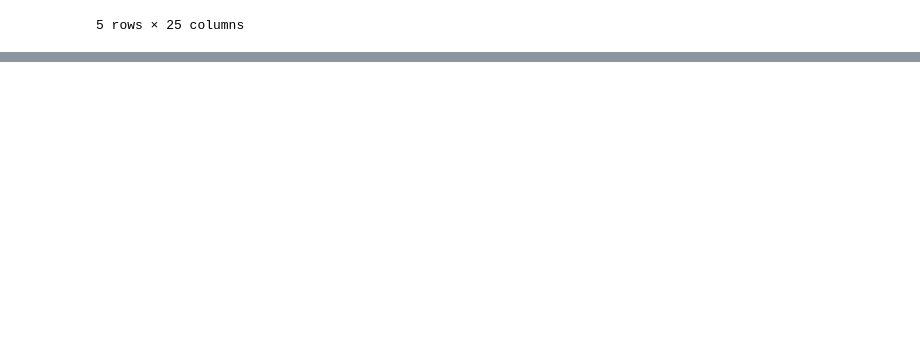
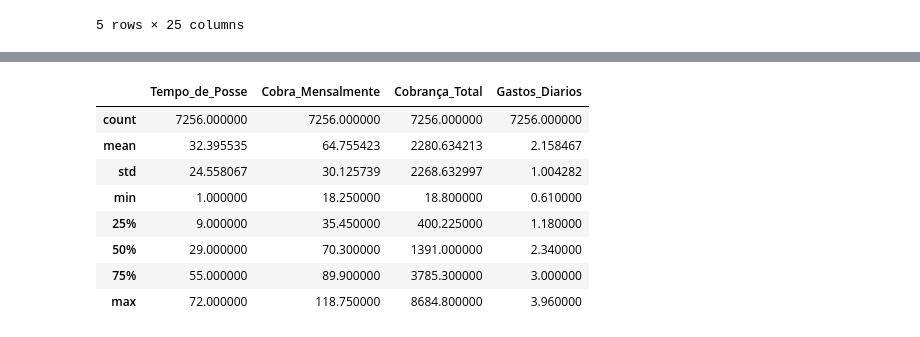
Before and after one commit to lalianza/portfolio, a Jupyter notebook: alura-desafio.ipynb, the cells around one changed output, grey strips where cells are left out. Cells and saved outputs as stored; diff of their text form; code cells hidden in the pictures; blank space fills up the shorter version.

```diff
--- a/alura-desafio.ipynb
+++ b/alura-desafio.ipynb
@@ -66,0 +170,6 @@ dados.head()
+# %%
+#Como é um dataset com mais de 7000 entradas e esses 11 valores parecem não ter sido colocados por erro,
+#iremos tirar esses 11.
+print(dados.shape[0])
+dados.dropna(inplace=True)
+print(dados.shape[0])
@@ -66,0 +191,11 @@ dados.head()
+# %%
+#Começando por renomear as colunas (churn é um termo importado e não será mudado)
+dados.rename(columns={'customerID': 'ID_Cliente', 'gender': 'Gênero', 'SeniorCitizen': 'É_Idoso',
+                     'Partner': 'Tem_Parceiro', 'Dependents': 'Tem_Dependentes', 'tenure': 'Tempo_de_Posse',
+                     'PhoneService': 'Tem_Serviço_Telefone', 'MultipleLines': 'Tem_Múltiplas_Linhas',
+                     'InternetService': 'Tem_Serviço_Internet', 'OnlineSecurity': 'Tem_Serviço_Segurança_Online',
+                     'OnlineBackup': 'Tem_Backup_Online', 'DeviceProtection': 'Tem_Proteção_Aparelho',
+                     'TechSupport': 'Tem_Suporte_Técnico', 'StreamingTV': 'Tem_Tv_Streaming', 'StreamingMovies': 'Tem_Filmes_Streaming',
+                     'Contract': 'Contrato', 'PaperlessBilling': 'Cobrança_Sem_Papel', 'PaymentMethod': 'Método_de_Pagamento',
+                     'Charges_Monthly': 'Cobra_Mensalmente', 'Charges_Total': 'Cobrança_Total'}, inplace=True)
+print(dados.columns)
@@ -66,0 +211,19 @@ dados.head()
+# %%
+#Traduzir resultados
+dados.replace('Yes', 'Sim', inplace=True)
+dados.replace('No', 'Não', inplace=True)
+dados.replace('Female', 'Feminino', inplace=True)
+dados.replace('Male', 'Masculino', inplace=True)
+dados.replace('Fiber optic', 'Fibra Óptica', inplace=True)
+dados.replace('No phone service', 'Sem serviço de telefone', inplace=True)
+dados.replace('No internet service', 'Sem serviço de internet', inplace=True)
+dados.replace('Month-to-month', 'Mês a mês', inplace=True)
+dados.replace('Two year', 'Dois anos', inplace=True)
+dados.replace('One year', 'Um ano', inplace=True)
+dados.replace('Electronic check', 'Cobrança Eletrônica', inplace=True)
+dados.replace('Mailed check', 'Cobrança por Correios', inplace=True)
+dados.replace('Bank transfer (automatic)', 'Transferência Bancária (automático)', inplace=True)
+dados.replace('Credit card (automatic)', 'Cartão de Crédito (automático)', inplace=True)
+#Somente agora percebi que idoso está como int, apesar de funcionar, para que fique tudo no mesmo padrão, vou transformar em str sim e não
+dados['É_Idoso'].replace(0, 'Não', inplace=True)
+dados['É_Idoso'].replace(1, 'Sim', inplace=True)
@@ -66,0 +258,4 @@ dados.head()
+# %%
+#Vamos criar uma coluna com os gastos diários de cada indivíduo baseando-se no gasto mensal
+dados['Gastos_Diarios'] = (dados['Cobra_Mensalmente']/30).round(2)
+dados['Gastos_Diarios']
@@ -66,0 +275,13 @@ dados.head()
+# %%
+#Vamos verificar os dados numéricos
+dados.describe()
+# %% [output]
+|  | Tempo_de_Posse | Cobra_Mensalmente | Cobrança_Total | Gastos_Diarios |
+| count | 7256.000000 | 7256.000000 | 7256.000000 | 7256.000000 |
+| mean | 32.395535 | 64.755423 | 2280.634213 | 2.158467 |
+| std | 24.558067 | 30.125739 | 2268.632997 | 1.004282 |
+| min | 1.000000 | 18.250000 | 18.800000 | 0.610000 |
+| 25% | 9.000000 | 35.450000 | 400.225000 | 1.180000 |
+| 50% | 29.000000 | 70.300000 | 1391.000000 | 2.340000 |
+| 75% | 55.000000 | 89.900000 | 3785.300000 | 3.000000 |
+| max | 72.000000 | 118.750000 | 8684.800000 | 3.960000 |
```
Also changed, not shown: parts of 13 cells of this notebook.
